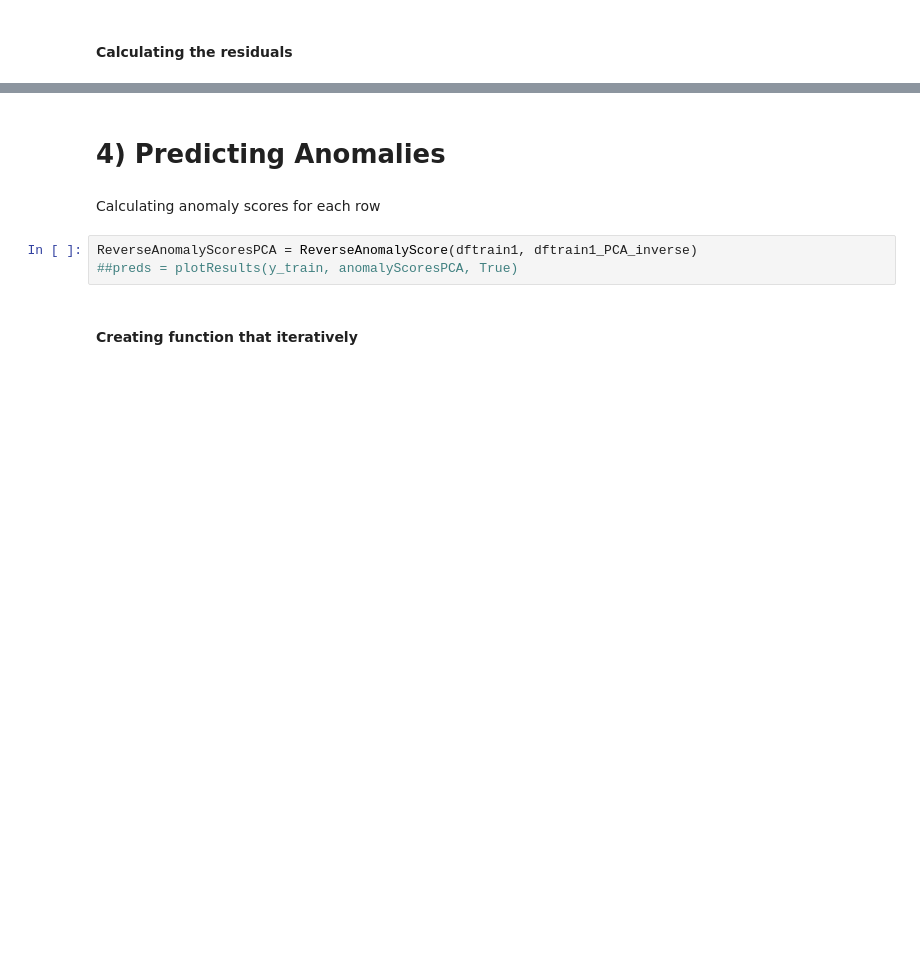
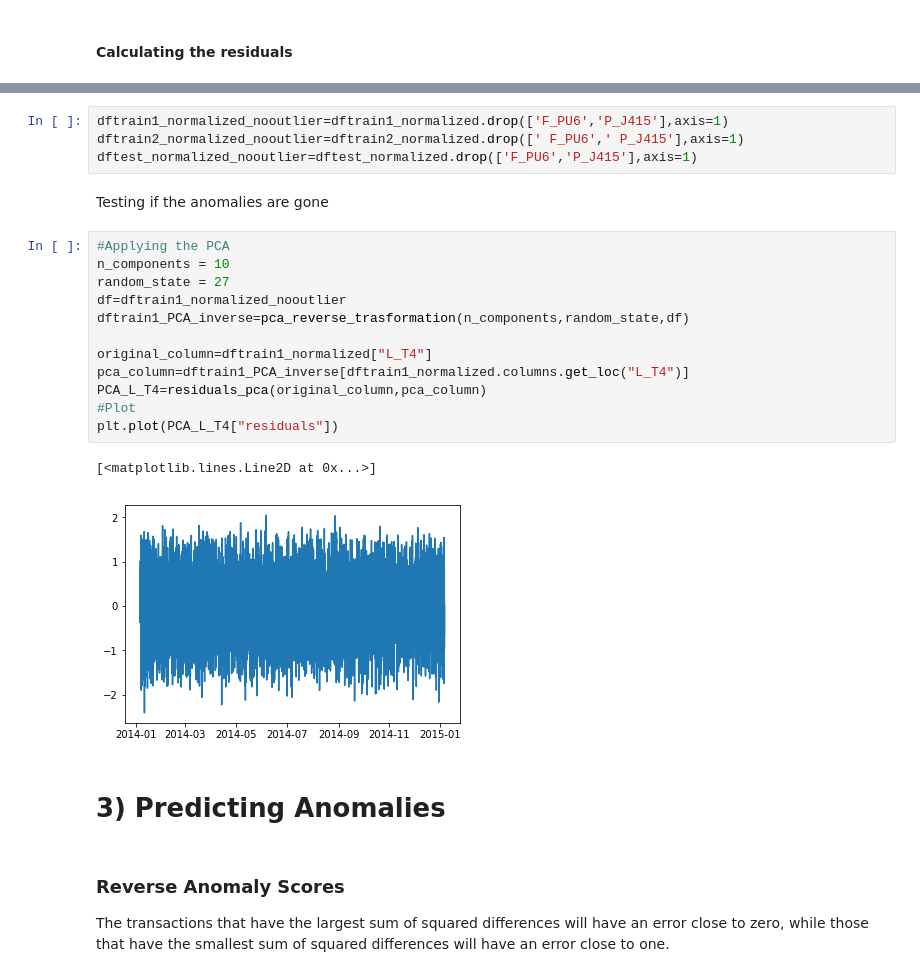
Before and after one commit to chengh42/Cyber-Data-Analytics, a Jupyter notebook: batadal/PCAModelTask.ipynb, the cells around one changed output, grey strips where cells are left out. Cells and saved outputs as stored; diff of their text form; blank space fills up the shorter version.

```diff
--- a/batadal/PCAModelTask.ipynb
+++ b/batadal/PCAModelTask.ipynb
@@ -239,9 +241,27 @@ plt.plot(PCA_L_T4["residuals"])
+# %%
+dftrain1_normalized_nooutlier=dftrain1_normalized.drop(['F_PU6','P_J415'],axis=1)
+dftrain2_normalized_nooutlier=dftrain2_normalized.drop([' F_PU6',' P_J415'],axis=1)
+dftest_normalized_nooutlier=dftest_normalized.drop(['F_PU6','P_J415'],axis=1)
+# %% [markdown]
+Testing if the anomalies are gone
+# %%
+#Applying the PCA
+n_components = 10
+random_state = 27
+df=dftrain1_normalized_nooutlier
+dftrain1_PCA_inverse=pca_reverse_trasformation(n_components,random_state,df)
+
+original_column=dftrain1_normalized["L_T4"]
+pca_column=dftrain1_PCA_inverse[dftrain1_normalized.columns.get_loc("L_T4")]
+PCA_L_T4=residuals_pca(original_column,pca_column)
+#Plot
+plt.plot(PCA_L_T4["residuals"])
+# %% [output]
+[<matplotlib.lines.Line2D at 0x...>]
+[figure, added]
 # %% [markdown]
-# 4) Predicting Anomalies
+# 3) Predicting Anomalies
-# %% [markdown]
-Calculating anomaly scores for each row
-# %%
-ReverseAnomalyScoresPCA = ReverseAnomalyScore(dftrain1, dftrain1_PCA_inverse)
-##preds = plotResults(y_train, anomalyScoresPCA, True)
-# %% [markdown]
-#### Creating function that iteratively
+# %% [markdown]
+### Reverse Anomaly Scores
+
+The transactions that have the largest sum of squared differences will have an error close to zero, while those that have the smallest sum of squared differences will have an error close to one.
```
Also changed, not shown: parts of 46 cells of this notebook, 1 other file.
